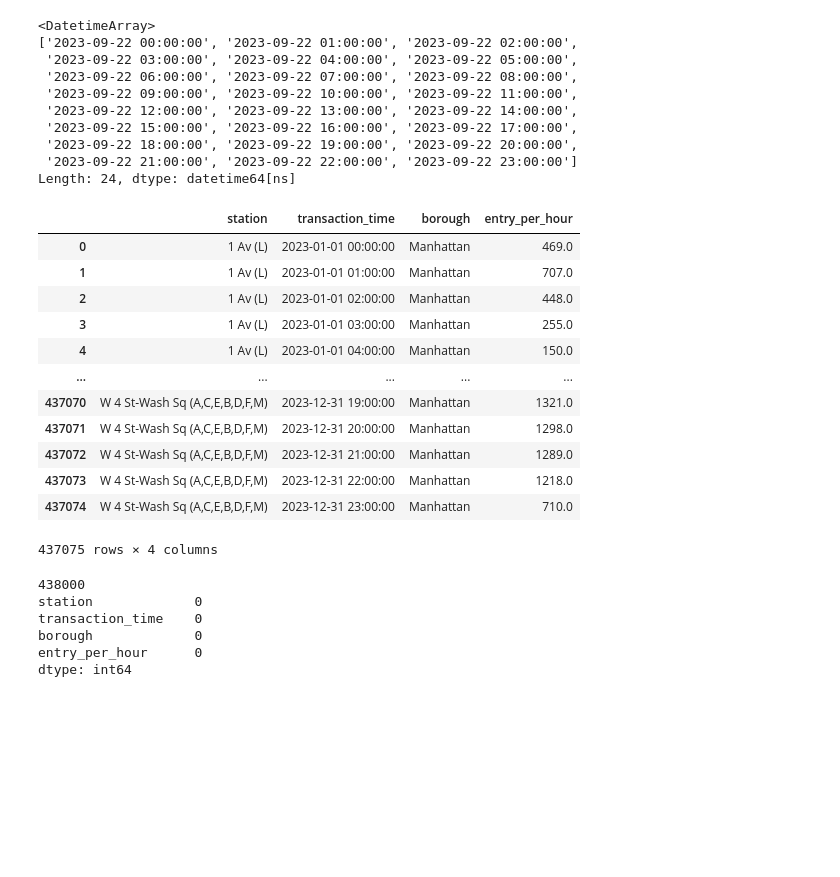
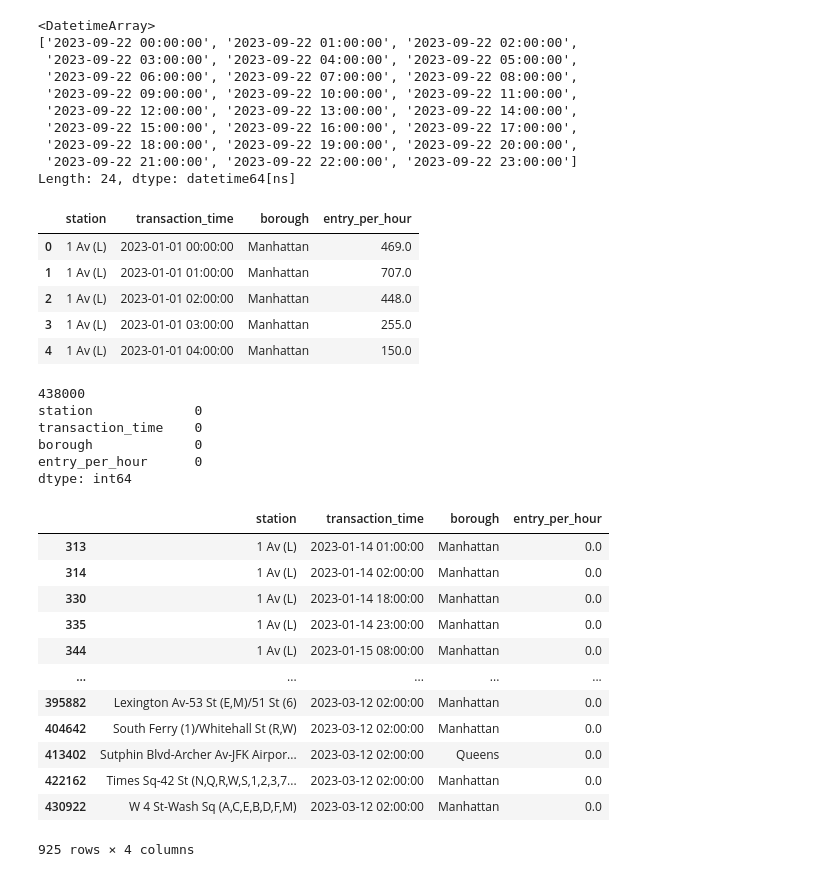
Before and after one commit to chyongha/subway_crowdness_prediction, a Jupyter notebook: data_preprocessing.ipynb, the cells around one changed output. Saved outputs shown, nothing was run; the diff lists cells and outputs as text; code cells hidden in the pictures; blank space fills up the shorter version.

```diff
--- a/data_preprocessing.ipynb
+++ b/data_preprocessing.ipynb
@@ -202,22 +172,16 @@ temp['transaction_time'].unique()
 Length: 24, dtype: datetime64[ns]
 # %%
 clean_50 = df_50.groupby(['station', 'transaction_time', 'borough'])['entry_per_hour'].sum().reset_index()
-clean_50
+clean_50.head()
 # %% [output]
 |  | station | transaction_time | borough | entry_per_hour |
 | 0 | 1 Av (L) | 2023-01-01 00:00:00 | Manhattan | 469.0 |
 | 1 | 1 Av (L) | 2023-01-01 01:00:00 | Manhattan | 707.0 |
 | 2 | 1 Av (L) | 2023-01-01 02:00:00 | Manhattan | 448.0 |
 | 3 | 1 Av (L) | 2023-01-01 03:00:00 | Manhattan | 255.0 |
 | 4 | 1 Av (L) | 2023-01-01 04:00:00 | Manhattan | 150.0 |
-| ... | ... | ... | ... | ... |
-| 437070 | W 4 St-Wash Sq (A,C,E,B,D,F,M) | 2023-12-31 19:00:00 | Manhattan | 1321.0 |
-| 437071 | W 4 St-Wash Sq (A,C,E,B,D,F,M) | 2023-12-31 20:00:00 | Manhattan | 1298.0 |
-| 437072 | W 4 St-Wash Sq (A,C,E,B,D,F,M) | 2023-12-31 21:00:00 | Manhattan | 1289.0 |
-| 437073 | W 4 St-Wash Sq (A,C,E,B,D,F,M) | 2023-12-31 22:00:00 | Manhattan | 1218.0 |
-| 437074 | W 4 St-Wash Sq (A,C,E,B,D,F,M) | 2023-12-31 23:00:00 | Manhattan | 710.0 |
-437075 rows × 4 columns
 # %%
+# filled the missing hours to 0
 start_date = clean_50['transaction_time'].min()
 end_date =clean_50['transaction_time'].max()
 full_hour_range = pd.date_range(start = start_date, end = end_date, freq = 'H')
@@ -229,10 +193,15 @@ full_index = pd.MultiIndex.from_product(
 )
 
 df_indexed = clean_50.set_index(['station', 'transaction_time'])
-df_complete = df_indexed.reindex(full_index, fill_value = 0).reset_index()
+df_fillhr = df_indexed.reindex(full_index, fill_value = 0).reset_index()
 
-print(len(df_complete))
-print(df_complete.isnull().sum())
+# fill borough
+borough_map = clean_50.groupby('station')['borough'].first()
+df_fillhr['borough'] = df_fillhr['station'].map(borough_map)
+
+print(len(df_fillhr))
+print(df_fillhr.isnull().sum())
+df_fillhr[df_fillhr['entry_per_hour'] == 0]
 # %% [output]
 438000
 station             0
@@ -240,4 +209,17 @@ transaction_time    0
 borough             0
 entry_per_hour      0
 dtype: int64
+|  | station | transaction_time | borough | entry_per_hour |
+| 313 | 1 Av (L) | 2023-01-14 01:00:00 | Manhattan | 0.0 |
+| 314 | 1 Av (L) | 2023-01-14 02:00:00 | Manhattan | 0.0 |
+| 330 | 1 Av (L) | 2023-01-14 18:00:00 | Manhattan | 0.0 |
+| 335 | 1 Av (L) | 2023-01-14 23:00:00 | Manhattan | 0.0 |
+| 344 | 1 Av (L) | 2023-01-15 08:00:00 | Manhattan | 0.0 |
+| ... | ... | ... | ... | ... |
+| 395882 | Lexington Av-53 St (E,M)/51 St (6) | 2023-03-12 02:00:00 | Manhattan | 0.0 |
+| 404642 | South Ferry (1)/Whitehall St (R,W) | 2023-03-12 02:00:00 | Manhattan | 0.0 |
+| 413402 | Sutphin Blvd-Archer Av-JFK Airpor... | 2023-03-12 02:00:00 | Queens | 0.0 |
+| 422162 | Times Sq-42 St (N,Q,R,W,S,1,2,3,7... | 2023-03-12 02:00:00 | Manhattan | 0.0 |
+| 430922 | W 4 St-Wash Sq (A,C,E,B,D,F,M) | 2023-03-12 02:00:00 | Manhattan | 0.0 |
+925 rows × 4 columns
 # %%
```
Also changed, not shown: parts of 7 cells of this notebook, 4 other files.
